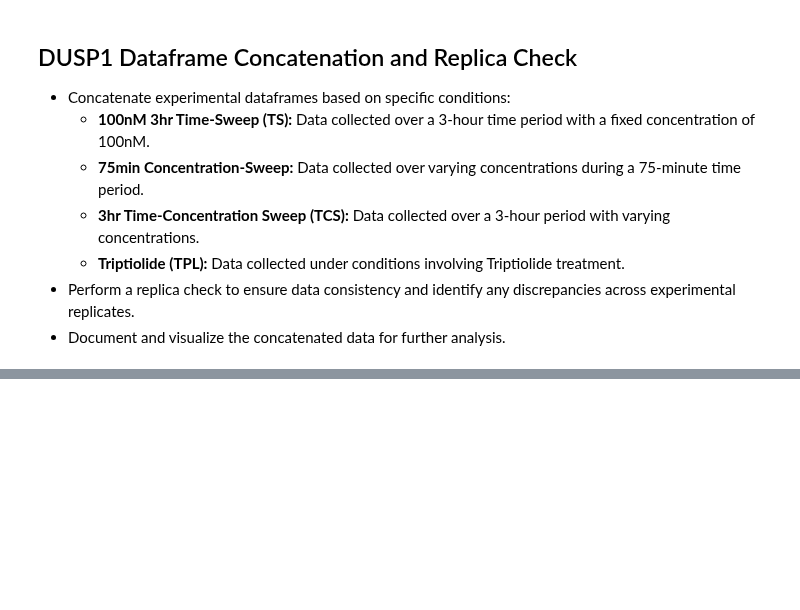
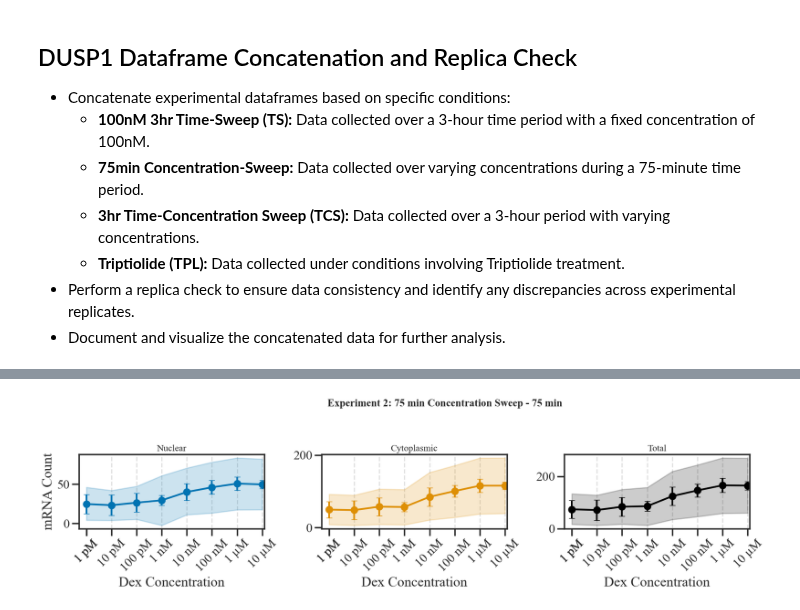
Before and after one commit to Formanj-0/AngelFISH, a Jupyter notebook: Publications/Ron_2024/ConcatenationReplicCheck.ipynb, the cells around one changed output, grey strips where cells are left out. Drawn from its saved outputs; the diff is of its cells as text; code cells hidden in the pictures; blank space fills up the shorter version.

```diff
--- a/Publications/Ron_2024/ConcatenationReplicCheck.ipynb
+++ b/Publications/Ron_2024/ConcatenationReplicCheck.ipynb
@@ -266,0 +263,83 @@ for expt_name, (concs, timepoints) in experiments.items():
+# %%
+import matplotlib.ticker as ticker
+import numpy as np
+
+# Now handling Experiment 2 separately
+expt2_name = "Experiment 2: 75 min Concentration Sweep"
+concs = expt2_concs
+timepoints = expt2_timepoints
+
+# Set a small value for 0 concentration
+zero_conc_value = 1e-3  # small fake value to represent 0 on log axis
+
+for timepoint in timepoints:
+    # Full subset including 0 nM
+    subset_summary = summary_stats[(summary_stats['time'] == timepoint) & (summary_stats['dex_conc'].isin(concs))]
+    subset_overall = overall_stats[(overall_stats['time'] == timepoint) & (overall_stats['dex_conc'].isin(concs))]
+
+    # Modify 0 nM entries
+    subset_summary = subset_summary.copy()
+    subset_overall = subset_overall.copy()
+    subset_summary.loc[subset_summary['dex_conc'] == 0, 'dex_conc'] = zero_conc_value
+    subset_overall.loc[subset_overall['dex_conc'] == 0, 'dex_conc'] = zero_conc_value
+
+    # Create figure
+    fig, axes = plt.subplots(1, 3, figsize=(20, 5), sharey=False)
+
+    # Plot configs
+    titles = ['Nuclear', 'Cytoplasmic', 'Total']
+    colors = [colors_nuc_cyto[0], colors_nuc_cyto[1], 'black']
+    means = ['mean_nuc_count', 'mean_cyto_count', 'mean_MG_count']
+    stds = ['std_nuc_count', 'std_cyto_count', 'std_MG_count']
+    overall_means = ['overall_mean_nuc', 'overall_mean_cyto', 'overall_mean_MG']
+    overall_stds = ['overall_std_nuc', 'overall_std_cyto', 'overall_std_MG']
+    labels = ['Nuclear mRNA Count Replicas', 'Cytoplasmic mRNA Count Replicas', 'Total mRNA Count Replicas']
+
+    # All tested concentrations (after replacing 0)
+    all_concs_for_ticks = [zero_conc_value, 0.001, 0.01, 0.1, 1, 10, 100, 1000, 10000]
+
+    # Define the matching labels
+    tick_labels = ['0', '1 pM', '10 pM', '100 pM', '1 nM', '10 nM', '100 nM', '1 µM', '10 µM']
+
+    for i, ax in enumerate(axes):
+        # Plot mean with error bars
+        ax.errorbar(subset_summary['dex_conc'], subset_summary[means[i]],
+                    yerr=subset_summary[stds[i]], fmt='-o', color=colors[i], capsize=5,
+                    label=labels[i])
+
+        # Shaded region
+        ax.fill_between(subset_overall['dex_conc'],
+                        subset_overall[overall_means[i]] - subset_overall[overall_stds[i]],
+                        subset_overall[overall_means[i]] + subset_overall[overall_stds[i]],
+                        color=colors[i], alpha=0.2)
+
+        ax.set_title(titles[i], fontsize=16)
+        ax.set_xlabel('Dex Concentration')
+        ax.set_xscale('log')
+
+        # Set manual ticks and labels
+        ax.set_xlim(left=zero_conc_value/2, right=1.2e4)
+        ax.set_xticks(all_concs_for_ticks)
+        ax.set_xticklabels(tick_labels)
+
+        # Only major gridlines
+        ax.grid(True, which='major', axis='x', linestyle='--', alpha=0.6)
+
+        # Remove gridline at fake 0
+        for line in ax.get_xgridlines():
+            if np.isclose(line.get_xdata()[0], zero_conc_value, rtol=1e-2):
+                line.set_visible(False)
+
+        ax.tick_params(axis='x', rotation=45)
+
+        if i == 0:
+            ax.set_ylabel('mRNA Count')
+
+    # Title
+    fig.suptitle(f"{expt2_name} - {timepoint} min", fontsize=18, fontweight='bold')
+
+    # Layout
+    plt.tight_layout(rect=[0, 0, 0.9, 0.95])
+    plt.show()
+# %% [output]
+[figure, added]
```
Also changed, not shown: parts of 12 cells of this notebook, 6 other files.
